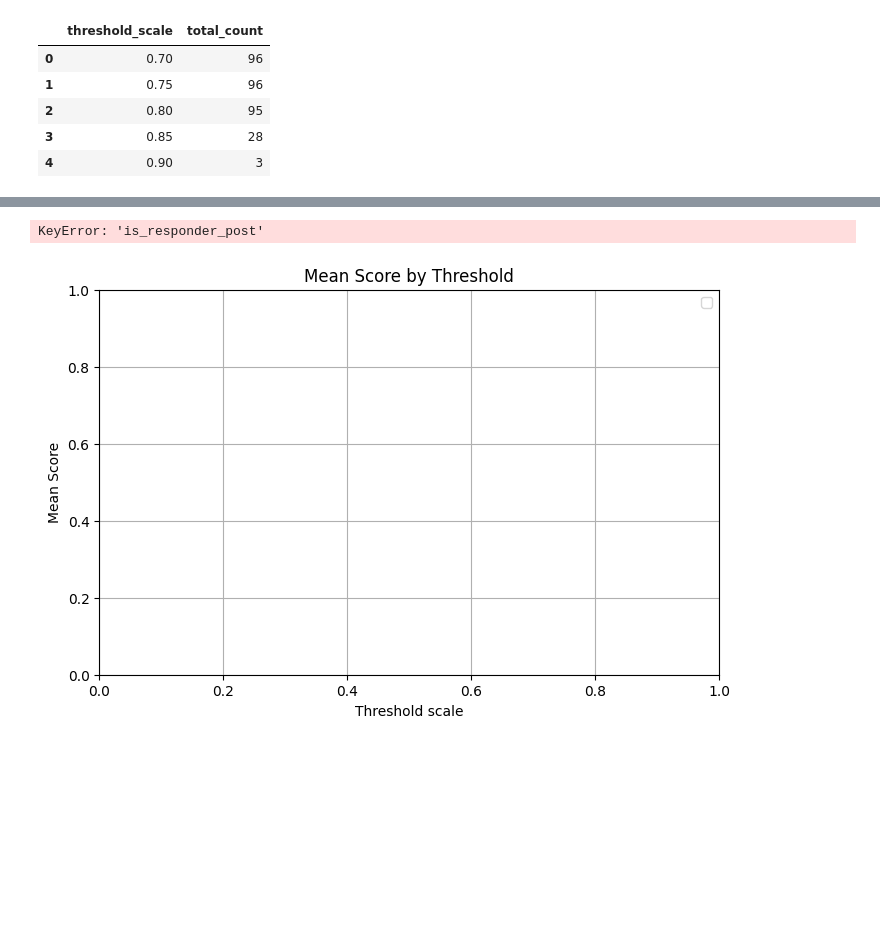
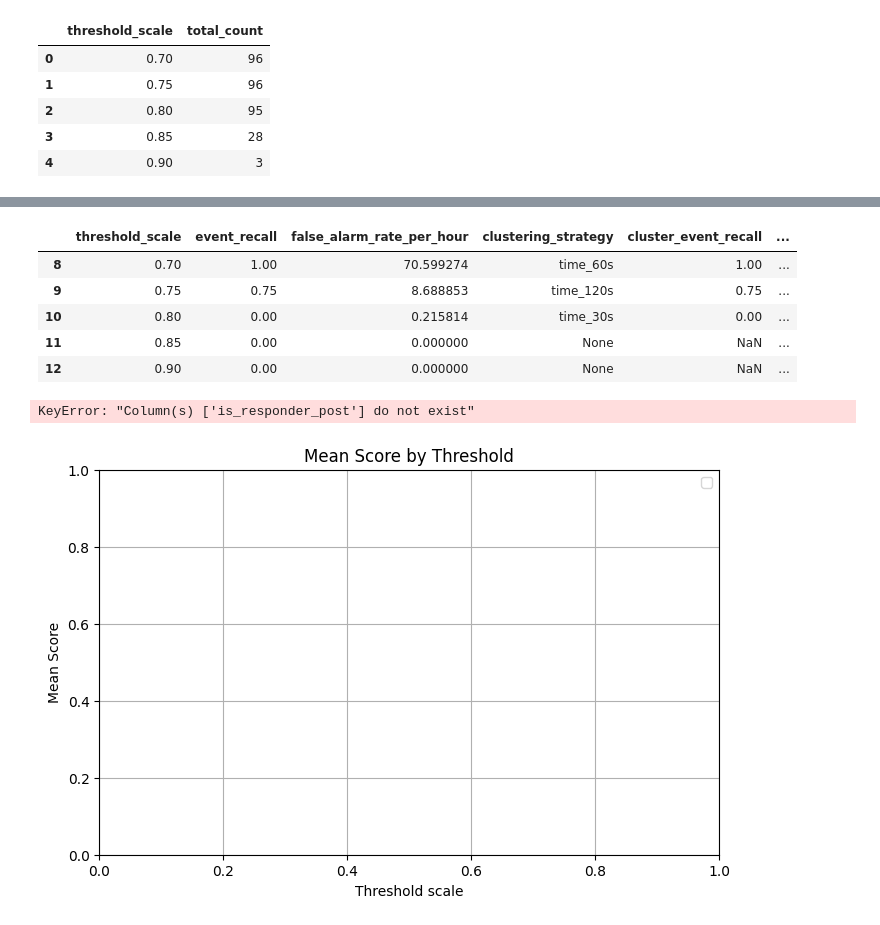
Before and after one commit to creintjes/ecg-seizure-detection, a Jupyter notebook: TimeVQVAE-AD/evaluation/final_analysis.ipynb, the cells around one changed output, grey strips where cells are left out. Drawn from its saved outputs; the diff is of its cells as text; code cells hidden in the pictures; blank space fills up the shorter version.

```diff
--- a/TimeVQVAE-AD/evaluation/final_analysis.ipynb
+++ b/TimeVQVAE-AD/evaluation/final_analysis.ipynb
@@ -259,5 +259,14 @@ Contents:
   }
 }
+# %%
+small_df.head()
+# %% [output]
+|  | threshold_scale | event_recall | false_alarm_rate_per_hour | clustering_strategy | cluster_event_recall | ... |
+| 8 | 0.70 | 1.00 | 70.599274 | time_60s | 1.00 | ... |
+| 9 | 0.75 | 0.75 | 8.688853 | time_120s | 0.75 | ... |
+| 10 | 0.80 | 0.00 | 0.215814 | time_30s | 0.00 | ... |
+| 11 | 0.85 | 0.00 | 0.000000 | None | NaN | ... |
+| 12 | 0.90 | 0.00 | 0.000000 | None | NaN | ... |
 # %%
 import pandas as pd
 
@@ -268,7 +277,7 @@ small_df['score'] = small_df['cluster_event_recall'] * 100 - 0.4 * small_df['clu
 # 1) Per-threshold x responder-flag
 by_flag = (
     small_df
-    .groupby(['threshold_scale', 'is_responder_post'])
+    .groupby(['threshold_scale'])
     .agg(
         mean_recall=('cluster_event_recall', 'mean'),
         mean_far=('cluster_event_far_per_hour', 'mean'),
@@ -316,7 +325,7 @@ table = table.drop(columns=[c for c in table.columns if c.startswith('count_')])
 
 table
 # %% [output]
-KeyError: 'is_responder_post'
+KeyError: "Column(s) ['is_responder_post'] do not exist"
 # %%
 # ---- Visualizations ----
 plt.figure(figsize=(8,5))
```
Also changed, not shown: parts of 7 cells of this notebook, 22 other files.
